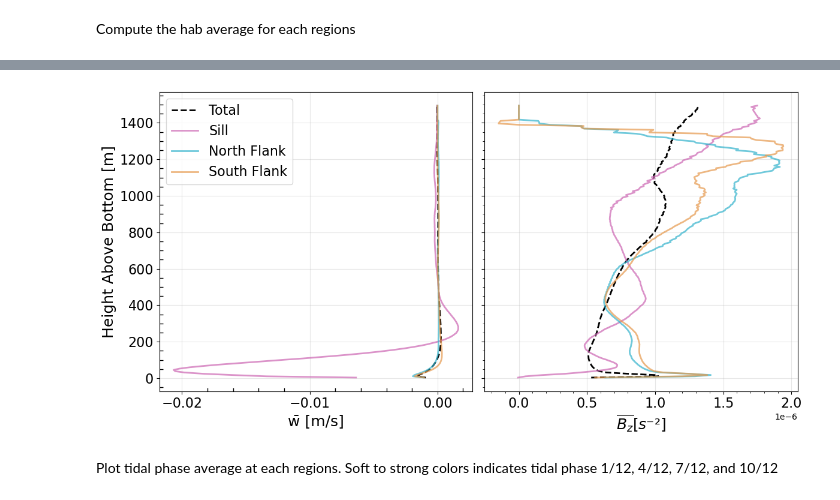
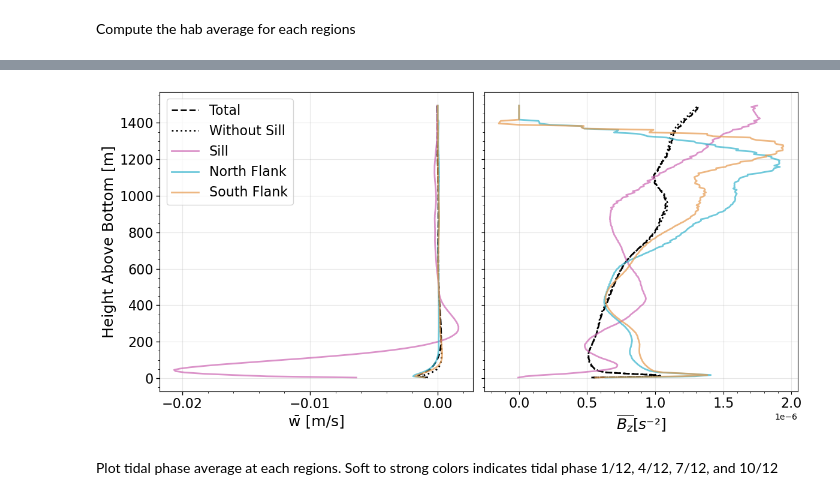
Before and after one commit to liuchihl/internal-tide-mixing, a Jupyter notebook: postprocess/seperate_region_calculation.ipynb, the cells around one changed output, grey strips where cells are left out. Drawn from its saved outputs; the diff is of its cells as text; code cells hidden in the pictures.

```diff
--- a/postprocess/seperate_region_calculation.ipynb
+++ b/postprocess/seperate_region_calculation.ipynb
@@ -520,37 +520,40 @@ if data_mode == "10TP average"
         (0.2, 0.7, 0.8, 0.7),        # Teal for North Flank
         (0.9, 0.6, 0.3, 0.7)         # Amber for South Flank
     ]
+    close("all")
     fig, ax = PyPlot.subplots(1, 2, figsize=(12, 6), sharey=true)
 
     # Plot vertical velocity (w)
-    ax[1].plot(w_total_avg[:], bin_center, label="Total", linewidth=2, color="black", linestyle="--")
+    ax[1].plot(w_total_avg, bin_center, label="Total", linewidth=2, color="black", linestyle="--")
+    ax[1].plot(w_withoutsill_avg, bin_center, label="Without Sill", linewidth=2, color="black", linestyle=":")
     ax[1].plot(w_sill_avg, bin_center, label="Sill", linewidth=2, color=region_colors[1])
     ax[1].plot(w_north_avg, bin_center, label="North Flank", linewidth=2, color=region_colors[2])
     ax[1].plot(w_south_avg, bin_center, label="South Flank", linewidth=2, color=region_colors[3])
     ax[1].set_xlabel("w̄ [m/s]", fontsize=18)
     ax[1].set_ylabel("Height Above Bottom [m]", fontsize=18)
     ax[1].grid(true, alpha=0.3)
     ax[1].tick_params(axis="both", which="major", labelsize=16)
     ax[1].set_xticks(-0.02:0.01:0.005)  # Fewer ticks
     ax[1].minorticks_on()  # Enable minor ticks
-    ax[1].tick_params(axis="both", which="minor", length=4, width=1, color="black", direction="in")
+    ax[1].tick_params(axis="both", which="major", length=4, width=1, color="black", direction="out")
     # Plot vertical buoyancy gradient (Bz)
     ax[2].plot(Bz_total_avg, bin_center, label="Total", linewidth=2, color="black", linestyle="--")
+    ax[2].plot(Bz_withoutsill_avg, bin_center, label="Without Sill", linewidth=2, color="black", linestyle=":")
     ax[2].plot(Bz_sill_avg, bin_center, label="Sill", linewidth=2, color=region_colors[1])
     ax[2].plot(Bz_north_avg, bin_center, label="North Flank", linewidth=2, color=region_colors[2])
     ax[2].plot(Bz_south_avg, bin_center, label="South Flank", linewidth=2, color=region_colors[3])
     ax[2].set_xlabel(L"\overline{B_z} [s⁻²]", fontsize=18)
     # axes[2].set_title("Vertical Buoyancy Gradient", fontsize=20)
     ax[2].grid(true, alpha=0.3)
     ax[2].minorticks_on()  # Enable minor ticks
     ax[2].tick_params(axis="both", which="major", labelsize=16)
     ax[1].legend(fontsize=16)
 
     tight_layout()
     display(gcf())
 end
 # %% [output]
-[figure, old version]
+[figure, new version]
 # %% [markdown]
 Plot tidal phase average at each regions. Soft to strong colors indicates tidal phase 1/12, 4/12, 7/12, and 10/12
 # %%
```
Also changed, not shown: parts of 7 cells of this notebook, 35 other files.
